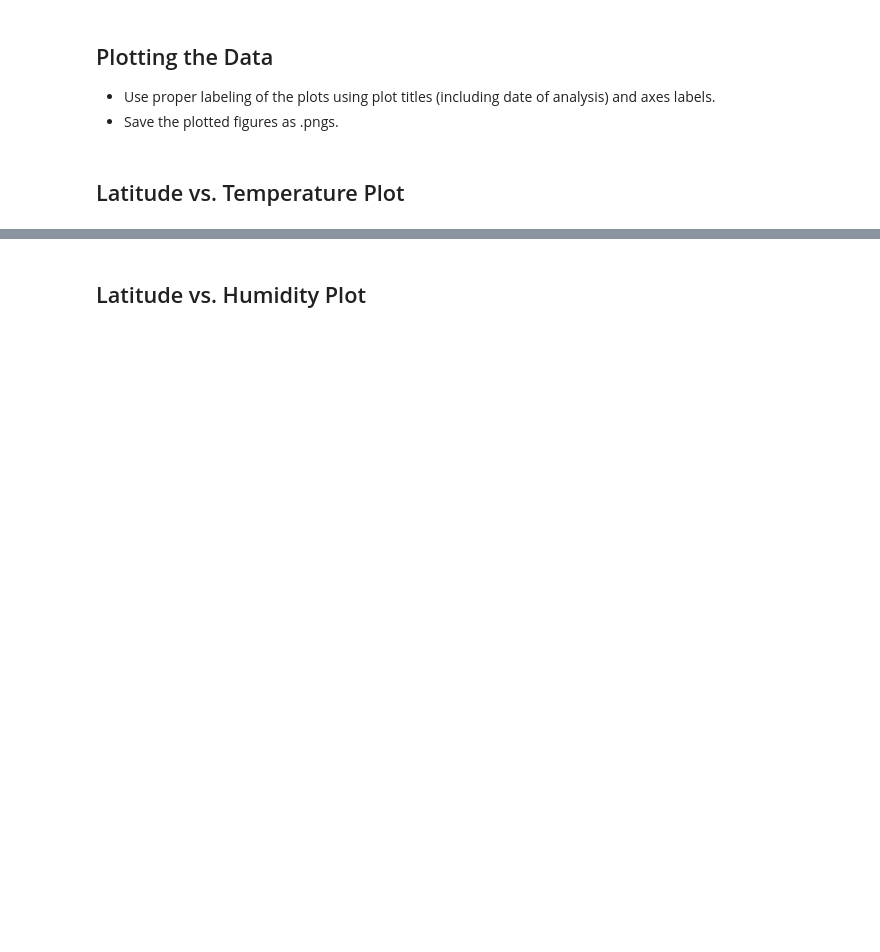
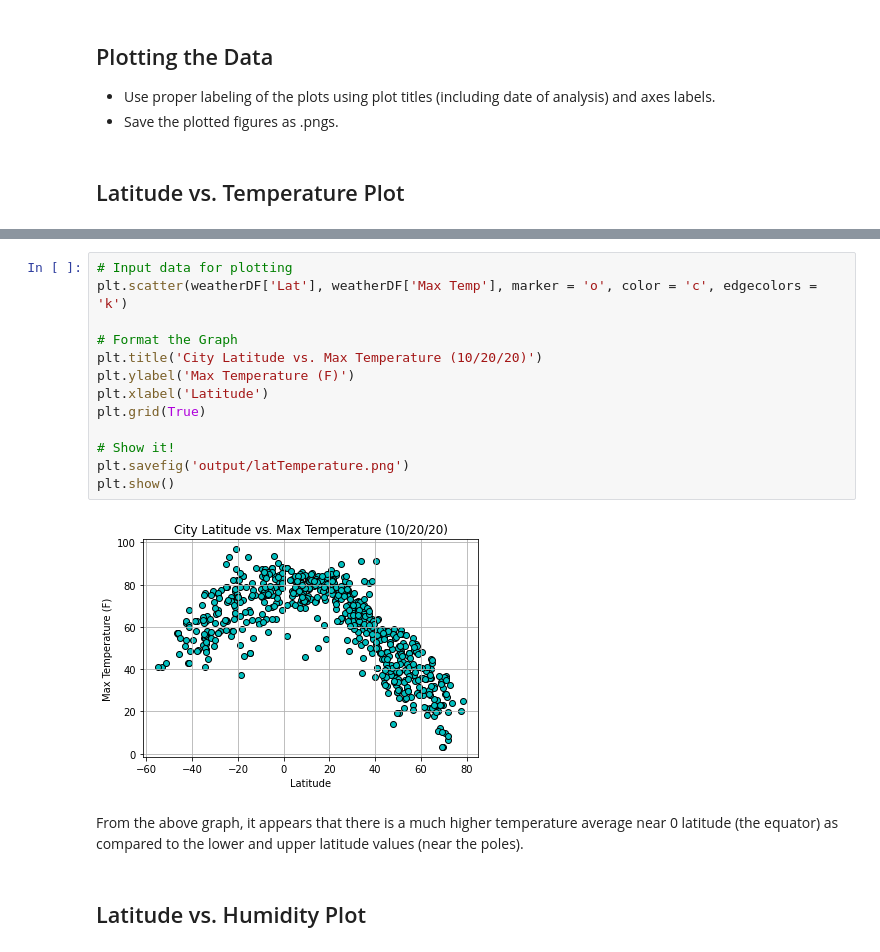
Before and after one commit to Kevin-michael-angel-Low/UCI_Homework, a Jupyter notebook: 06-Python-API-Challenge/WeatherPy/WeatherPy-Copy1.ipynb, the cells around one changed output, grey strips where cells are left out. Saved outputs shown, nothing was run; the diff lists cells and outputs as text; blank space fills up the shorter version.

```diff
--- a/06-Python-API-Challenge/WeatherPy/WeatherPy-Copy1.ipynb
+++ b/06-Python-API-Challenge/WeatherPy/WeatherPy-Copy1.ipynb
@@ -119,2 +199,19 @@ Int64Index([], dtype='int64')
+# %%
+# Input data for plotting
+plt.scatter(weatherDF['Lat'], weatherDF['Max Temp'], marker = 'o', color = 'c', edgecolors = 'k')
+
+# Format the Graph
+plt.title('City Latitude vs. Max Temperature (10/20/20)')
+plt.ylabel('Max Temperature (F)')
+plt.xlabel('Latitude')
+plt.grid(True)
+
+# Show it!
+plt.savefig('output/latTemperature.png')
+plt.show()
+# %% [output]
+[figure, added]
+# %% [markdown]
+From the above graph, it appears that there is a much higher temperature average near 0 latitude (the equator) as compared to the lower and upper latitude values (near the poles).
 # %% [markdown]
 ## Latitude vs. Humidity Plot
```
Also changed, not shown: parts of 50 cells of this notebook, 14 other files.
